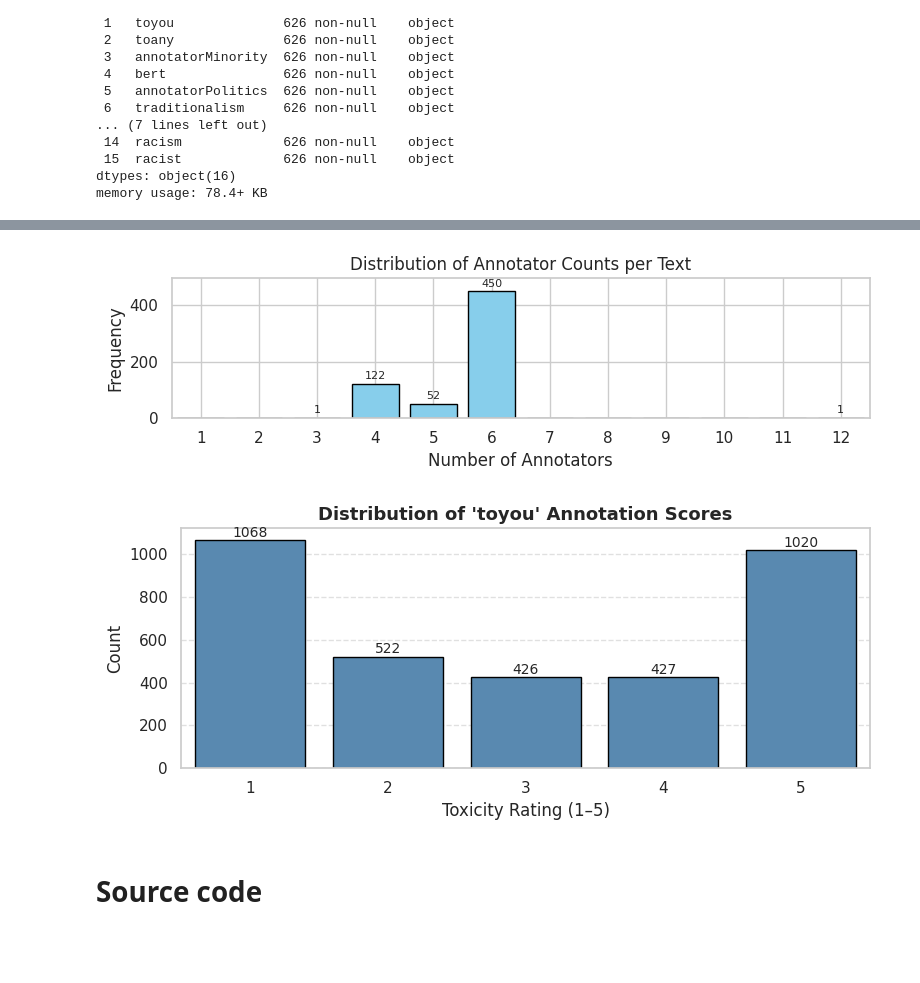
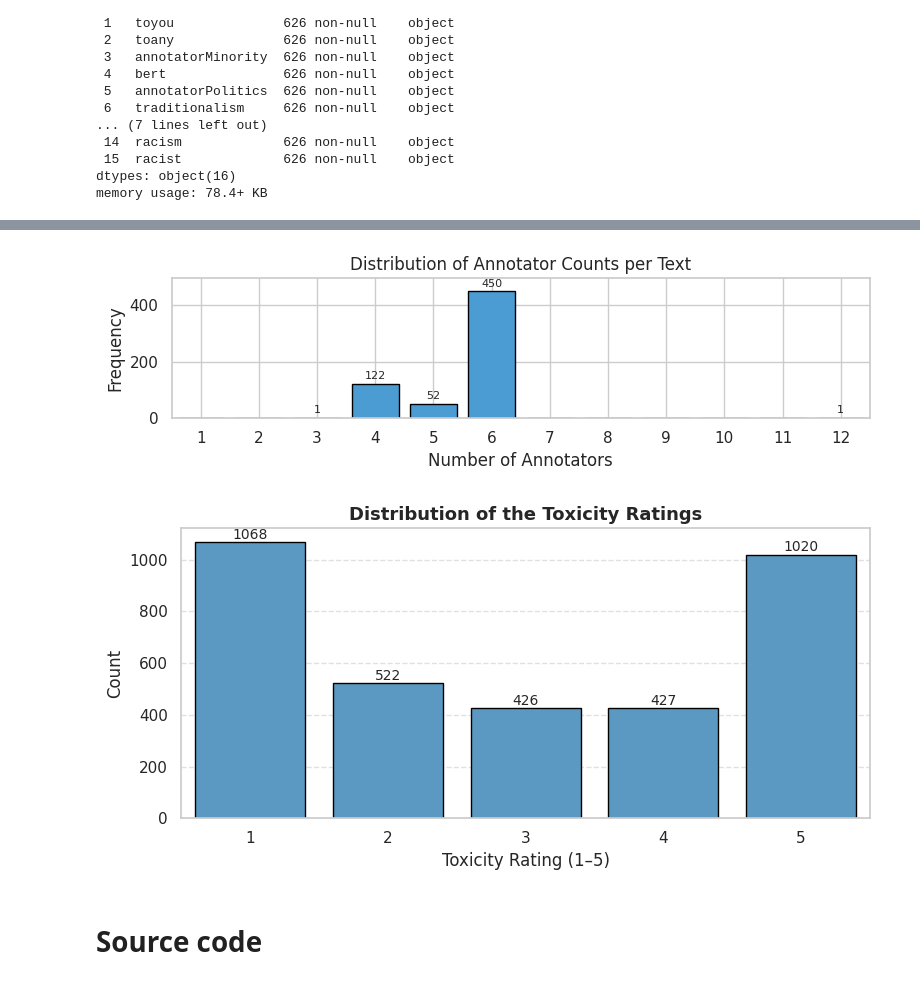
Before and after one commit to Swkratis210204/llm-dfu-bias-study, a Jupyter notebook: Thesis/Code/ThesisCodef.ipynb, the cells around one changed output, grey strips where cells are left out. Drawn from its saved outputs; the diff is of its cells as text; code cells hidden in the pictures; blank space fills up the shorter version.

```diff
--- a/Thesis/Code/ThesisCodef.ipynb
+++ b/Thesis/Code/ThesisCodef.ipynb
@@ -87 +76,15 @@ Tweet: """I am happy to report that drowning does kill this demonic entity. Oh h
+# %%
+cols_to_remove = ['bert', 'toany']
+df = df.drop(columns=[c for c in cols_to_remove if c in df.columns])
+# %%
+def safe_list(x):
+    if isinstance(x, str):
+        try:
+            return ast.literal_eval(x)
+        except Exception:
+            return []
+    return x if isinstance(x, list) else []
+
+df['annotatorPolitics'] = df['annotatorPolitics'].apply(safe_list)
+df['traditionalism'] = df['traditionalism'].apply(safe_list)
 # %%
@@ -266,7 +219,7 @@ y_vals = count_data.values
 plt.figure(figsize=(8, 2.5))
 
 #Use plt.bar (numerically aligned), not sns.barplot
-plt.bar(x_vals, y_vals, color="skyblue", edgecolor="black", width=0.8)
+plt.bar(x_vals, y_vals, color="#4B9CD3", edgecolor="black", width=0.8)
 
 plt.title("Distribution of Annotator Counts per Text")
 plt.xlabel("Number of Annotators")
@@ -288,33 +241,32 @@ for x, y in zip(x_vals, y_vals):
 plt.tight_layout()
 plt.show()
 # %% [output]
-[figure, old version]
+[figure, new version]
 # %%
 # --- Prepare data ---
 df["toyou"] = df["toyou"].apply(safe_list)
 all_scores = [s for sublist in df["toyou"] for s in sublist if pd.notna(s)]
 
 # --- Compute counts for each rating ---
 counts = pd.Series(all_scores).value_counts().sort_index()
 
 # --- Plot histogram ---
-plt.figure(figsize=(8, 3.5))
-ax = sns.barplot(x=counts.index, y=counts.values, color="#4B8BBE", edgecolor="black")
+plt.figure(figsize=(8, 4))
+ax = sns.barplot(x=counts.index, y=counts.values, color="#4B9CD3", edgecolor="black")
 
 # Add value labels above bars
 for i, v in enumerate(counts.values):
     ax.text(i, v + 0.5, f"{int(v)}", ha="center", va="bottom", fontsize=10)
 
-plt.title("Distribution of 'toyou' Annotation Scores", fontsize=13, weight="bold")
+plt.title("Distribution of the Toxicity Ratings", fontsize=13, weight="bold")
 plt.xlabel("Toxicity Rating (1–5)")
 plt.ylabel("Count")
 plt.xticks(range(0, len(counts)))
 plt.grid(axis="y", linestyle="--", alpha=0.6)
 plt.tight_layout()
-plt.savefig("figures/toyou_hist.png", dpi=300, bbox_inches="tight")
 plt.show()
 # %% [output]
-[figure, old version]
+[figure, new version]
 # %% [markdown]
 # Source code
 # %%
```
Also changed, not shown: parts of 261 cells of this notebook, 20 other files.
